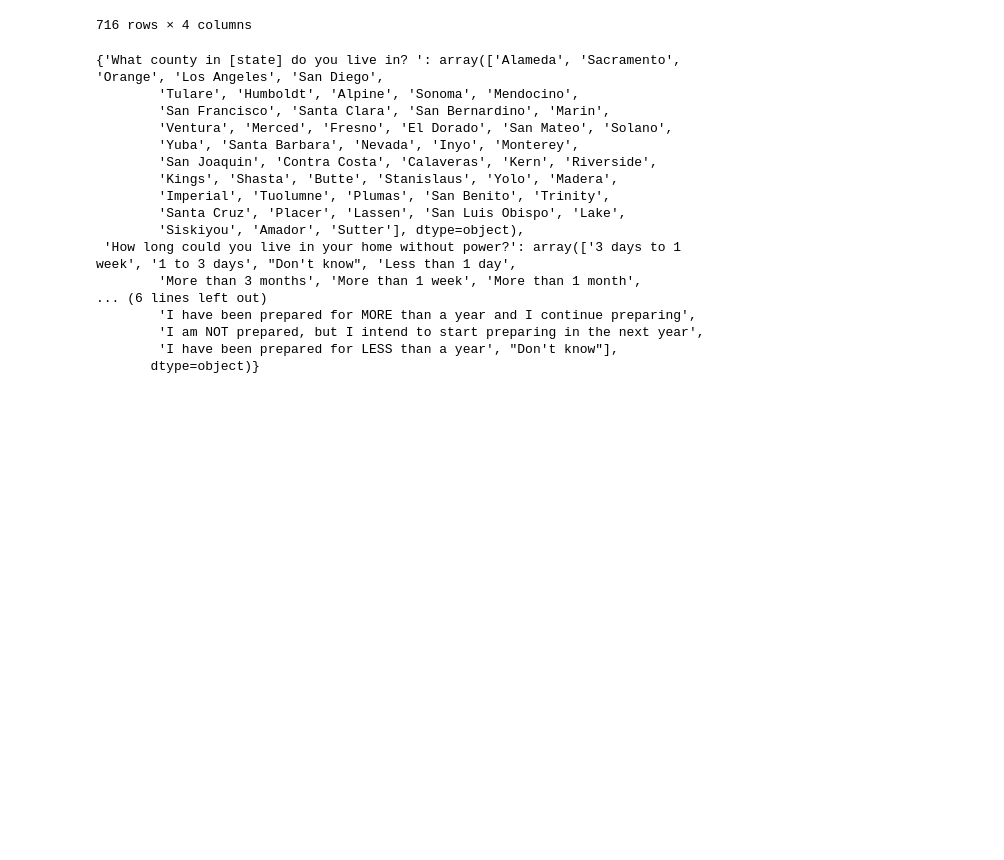
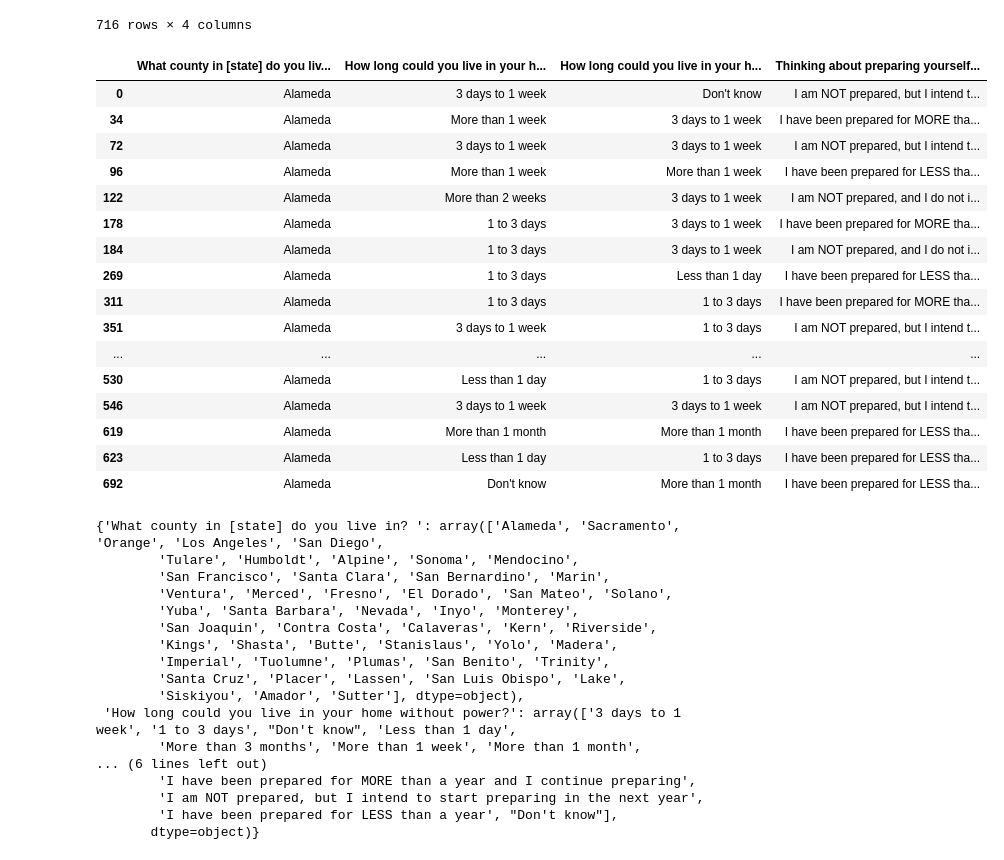
Before and after one commit to Eagle-Rock-Analytics/carb-climate-index, a Jupyter notebook: scripts/data_metric_calc/governance_fema_household_survey.ipynb, the cells around one changed output. Saved outputs shown, nothing was run; the diff lists cells and outputs as text; code cells hidden in the pictures; blank space fills up the shorter version.

```diff
--- a/scripts/data_metric_calc/governance_fema_household_survey.ipynb
+++ b/scripts/data_metric_calc/governance_fema_household_survey.ipynb
@@ -83,4 +85,26 @@ selected_fema_household_data
 | 714 | San Bernardino | 1 to 3 days | 3 days to 1 week | I have been prepared for MORE tha... |
 | 715 | Los Angeles | More than 1 month | 1 to 3 days | I have been prepared for MORE tha... |
 716 rows × 4 columns
+# %%
+# Looking at Alameda's data to compare with our metric calculations below
+alameda = selected_fema_household_data[selected_fema_household_data['What county in [state] do you live in? '] == 'Alameda']
+alameda
+# %% [output]
+|  | What county in [state] do you liv... | How long could you live in your h... | How long could you live in your h... | Thinking about preparing yourself... |
+| 0 | Alameda | 3 days to 1 week | Don't know | I am NOT prepared, but I intend t... |
+| 34 | Alameda | More than 1 week | 3 days to 1 week | I have been prepared for MORE tha... |
+| 72 | Alameda | 3 days to 1 week | 3 days to 1 week | I am NOT prepared, but I intend t... |
+| 96 | Alameda | More than 1 week | More than 1 week | I have been prepared for LESS tha... |
+| 122 | Alameda | More than 2 weeks | 3 days to 1 week | I am NOT prepared, and I do not i... |
+| 178 | Alameda | 1 to 3 days | 3 days to 1 week | I have been prepared for MORE tha... |
+| 184 | Alameda | 1 to 3 days | 3 days to 1 week | I am NOT prepared, and I do not i... |
+| 269 | Alameda | 1 to 3 days | Less than 1 day | I have been prepared for LESS tha... |
+| 311 | Alameda | 1 to 3 days | 1 to 3 days | I have been prepared for MORE tha... |
+| 351 | Alameda | 3 days to 1 week | 1 to 3 days | I am NOT prepared, but I intend t... |
+| ... | ... | ... | ... | ... |
+| 530 | Alameda | Less than 1 day | 1 to 3 days | I am NOT prepared, but I intend t... |
+| 546 | Alameda | 3 days to 1 week | 3 days to 1 week | I am NOT prepared, but I intend t... |
+| 619 | Alameda | More than 1 month | More than 1 month | I have been prepared for LESS tha... |
+| 623 | Alameda | Less than 1 day | 1 to 3 days | I have been prepared for LESS tha... |
+| 692 | Alameda | Don't know | More than 1 month | I have been prepared for LESS tha... |
 # %%
```
Also changed, not shown: parts of 15 cells of this notebook.
